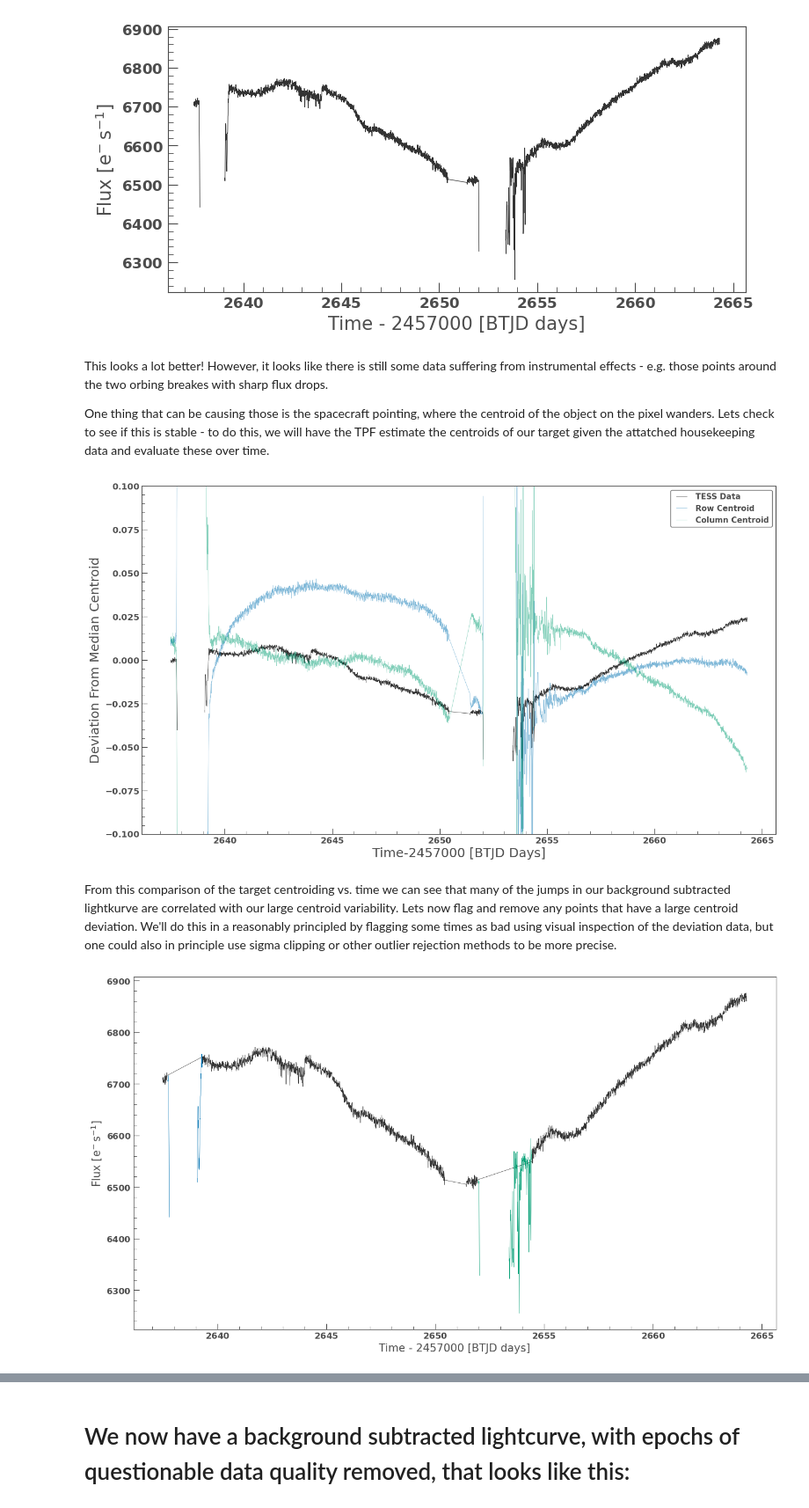
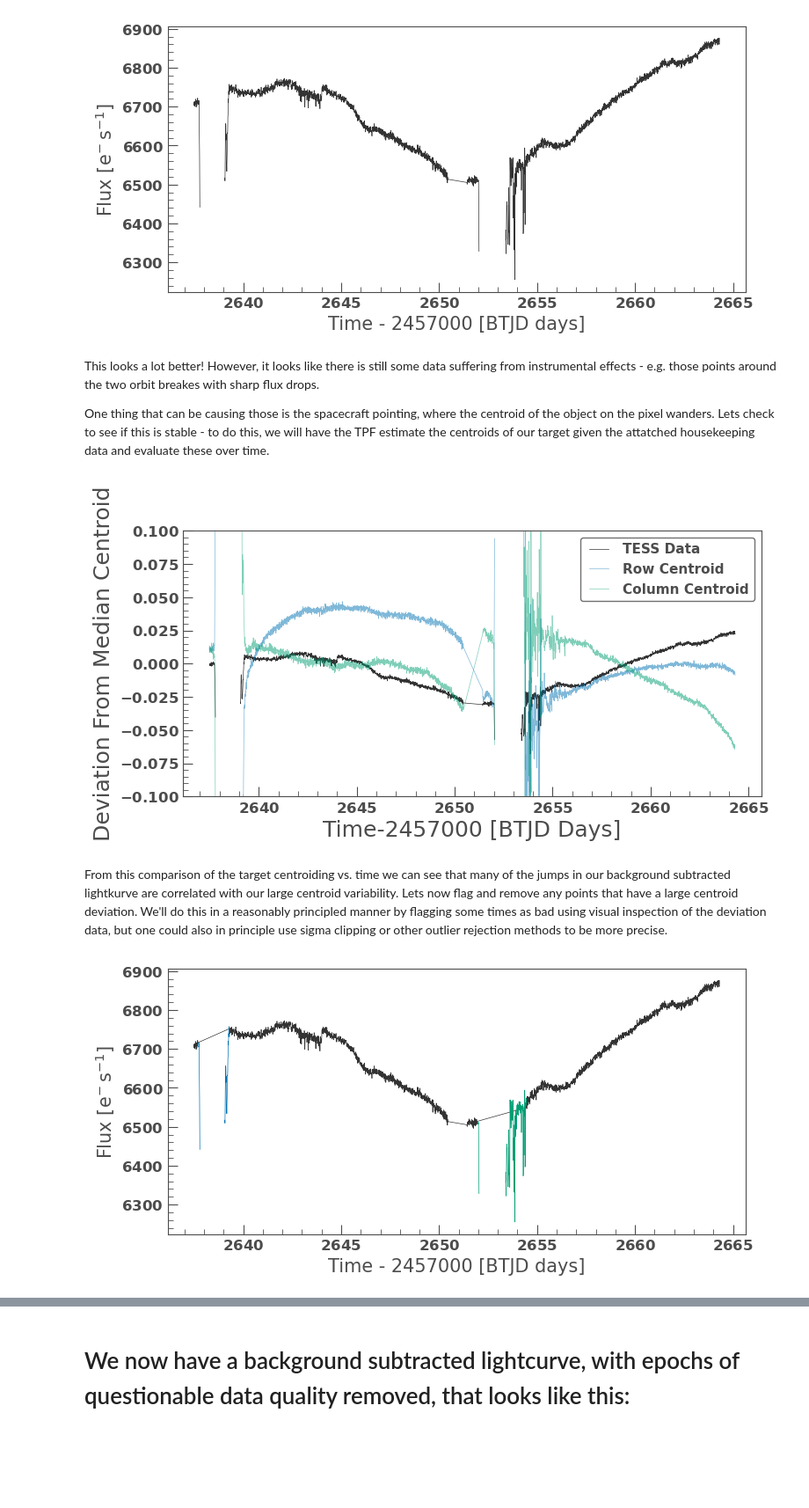
Before and after one commit to tylerapritchard/TESSGI_Tut_NGC4151, a Jupyter notebook: NGC4151.ipynb, the cells around one changed output, grey strips where cells are left out. Shown: that part at 88% size. Drawn from its saved outputs; the diff is of its cells as text; code cells hidden in the pictures; blank space fills up the shorter version.

```diff
--- a/NGC4151.ipynb
+++ b/NGC4151.ipynb
@@ -100,14 +101,14 @@ lc.plot(title='NGC4151')
 <AxesSubplot:xlabel='Time - 2457000 [BTJD days]', ylabel='Flux [$\\mathrm{e^{-}\\,s^{-1}}$]'>
 [figure]
 # %% [markdown]
-This looks a lot better!  However, it looks like there is still some data suffering from instrumental effects - e.g. those points around the two orbing breakes with sharp flux drops.
+This looks a lot better!  However, it looks like there is still some data suffering from instrumental effects - e.g. those points around the two orbit breakes with sharp flux drops.
 
 One thing that can be causing those is the spacecraft pointing,  where the centroid of the object on the pixel wanders.  Lets check to see if this is stable - to do this, we will have the TPF estimate the centroids of our target given the attatched housekeeping data and evaluate these over time.
 # %%
 #Estimate the pointing centroids from the TPF
 c_row,c_col = tpf.estimate_centroids()
 with plt.style.context(MPLSTYLE):
-    ax = plt.figure(figsize=(16, 9)).gca()
+    ax = plt.figure().gca()
     plt.plot(lc.time.value,lc.flux.value/np.nanmedian(lc.flux.value) - 1,label='TESS Data')
     plt.plot(lc.time.value,c_row-np.nanmedian(c_row),alpha=0.5,label='Row Centroid')
     plt.plot(lc.time.value,c_col-np.nanmedian(c_col),alpha=0.5,label='Column Centroid')
@@ -117,23 +118,23 @@ with plt.style.context(MPLSTYLE):
     ax.set_ylabel('Deviation From Median Centroid',size=18)
     ax.legend()
 # %% [output]
-[figure, old version]
+[figure, new version]
 # %% [markdown]
-From this comparison of the target centroiding vs. time we can see that many of the jumps in our background subtracted lightkurve are correlated with our large centroid variability.  Lets now flag and remove any points that have a large centroid deviation.  We'll do this in a reasonably principled by flagging some times as bad using visual inspection of the deviation data, but one could also in principle use sigma clipping or other outlier rejection methods to be more precise.
+From this comparison of the target centroiding vs. time we can see that many of the jumps in our background subtracted lightkurve are correlated with our large centroid variability.  Lets now flag and remove any points that have a large centroid deviation.  We'll do this in a reasonably principled manner by flagging some times as bad using visual inspection of the deviation data, but one could also in principle use sigma clipping or other outlier rejection methods to be more precise.
 # %%
 # Specify epochs with questionable pointing from the centroid information above
 cut1 = ((lc.time.value > 2637.7) & (lc.time.value < 2639.3))
 cut2 = ((lc.time.value > 2651.95) & (lc.time.value < 2654.45))
 cut = cut1 | cut2
 
 # Plot the flagged/unflagged data
 with plt.style.context(MPLSTYLE):
-    ax = plt.figure(figsize=(16, 9)).gca()
+    ax = plt.figure().gca()
     lc[~cut].plot(ax=ax)
     plt.plot(lc.time.value[cut1],lc.flux.value[cut1])
     plt.plot(lc.time.value[cut2],lc.flux.value[cut2])
 # %% [output]
-[figure, old version]
+[figure, new version]
 # %%
 # Lets now remove the flagged epochs from our lightcurve object
 lc = lc[~cut]
```
Also changed, not shown: parts of 19 cells of this notebook.
